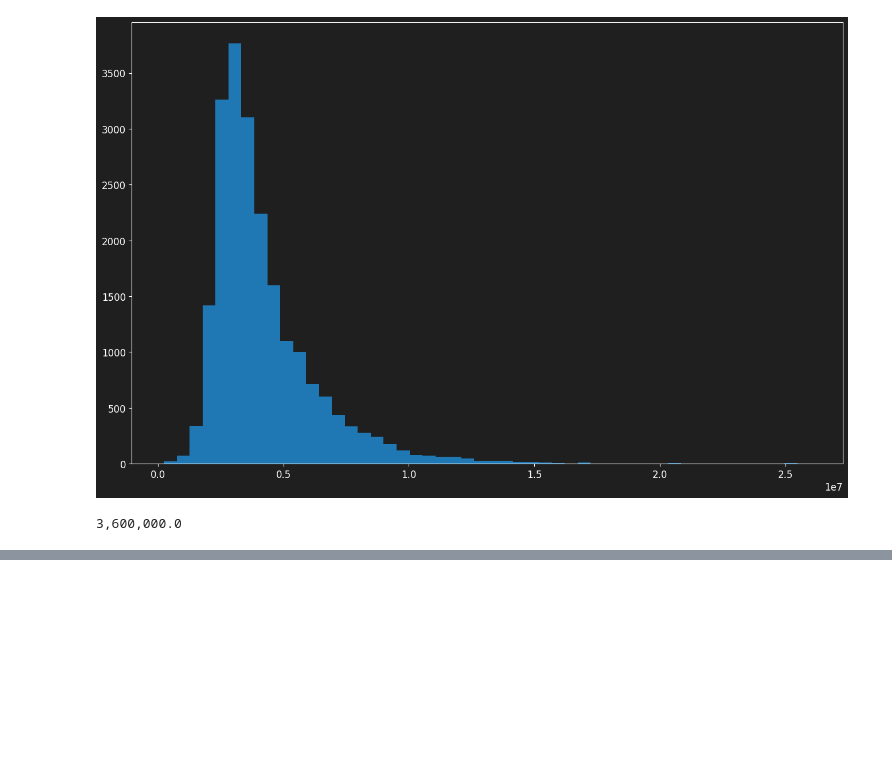
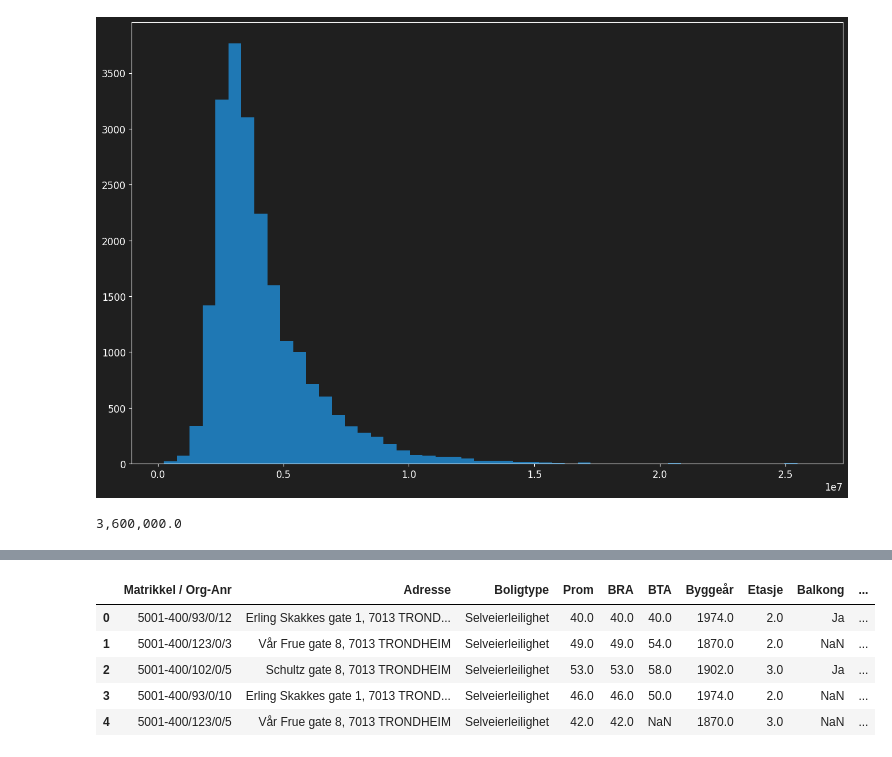
Before and after one commit to sebalexsmith/Bachelor-Thesis-Business-Analytics, a Jupyter notebook: Sebastian/Jobbeda.ipynb, the cells around one changed output, grey strips where cells are left out. Cells and saved outputs as stored; diff of their text form; code cells hidden in the pictures; blank space fills up the shorter version.

```diff
--- a/Sebastian/Jobbeda.ipynb
+++ b/Sebastian/Jobbeda.ipynb
@@ -78,4 +78,4 @@ print(f"{df['Pris'].median():,}")
 # %% [output]
 3,600,000.0
 # %%
-df['Postnummer'] = df['Adresse'].str.split(', ')[1][:5]
+df['Postnummer'] = df['Adresse'].str.split(', ').str[1].str[:4].astype(int)
@@ -83,0 +92,9 @@ ValueError: Length of values (2) does not match length of index (21527)
+# %%
+df.head()
+# %% [output]
+|  | Matrikkel / Org-Anr | Adresse | Boligtype | Prom | BRA | BTA | Byggeår | Etasje | Balkong | ... |
+| 0 | 5001-400/93/0/12 | Erling Skakkes gate 1, 7013 TROND... | Selveierleilighet | 40.0 | 40.0 | 40.0 | 1974.0 | 2.0 | Ja | ... |
+| 1 | 5001-400/123/0/3 | Vår Frue gate 8, 7013 TRONDHEIM | Selveierleilighet | 49.0 | 49.0 | 54.0 | 1870.0 | 2.0 | NaN | ... |
+| 2 | 5001-400/102/0/5 | Schultz gate 8, 7013 TRONDHEIM | Selveierleilighet | 53.0 | 53.0 | 58.0 | 1902.0 | 3.0 | Ja | ... |
+| 3 | 5001-400/93/0/10 | Erling Skakkes gate 1, 7013 TROND... | Selveierleilighet | 46.0 | 46.0 | 50.0 | 1974.0 | 2.0 | NaN | ... |
+| 4 | 5001-400/123/0/5 | Vår Frue gate 8, 7013 TRONDHEIM | Selveierleilighet | 42.0 | 42.0 | NaN | 1870.0 | 3.0 | NaN | ... |
```
Also changed, not shown: parts of 2 cells of this notebook, 1 other file.
